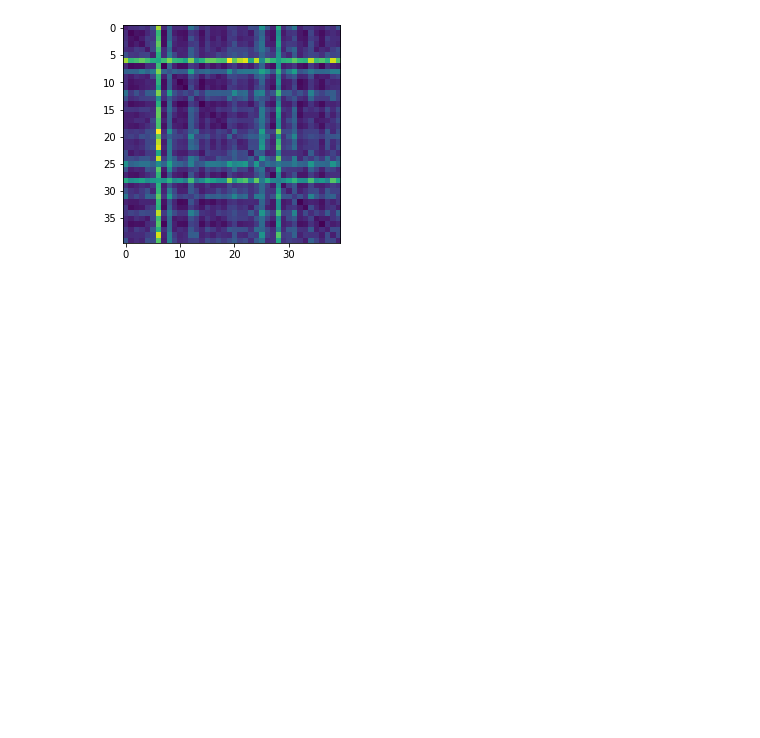
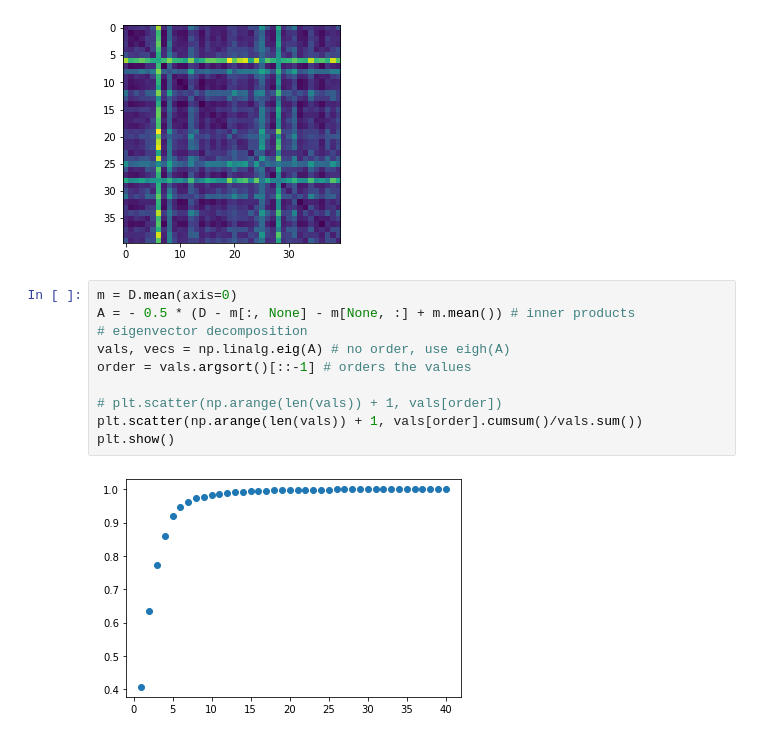
Before and after one commit to mschepers188/MultivariateAnalysis, a Jupyter notebook: DinoMDSTutorial.ipynb, the cells around one changed output. Drawn from its saved outputs; the diff is of its cells as text; blank space fills up the shorter version.

```diff
--- a/DinoMDSTutorial.ipynb
+++ b/DinoMDSTutorial.ipynb
@@ -38,3 +38,15 @@ plt.imshow(D)
 plt.show()
 # %% [output]
 [figure]
+# %%
+m = D.mean(axis=0)
+A = - 0.5 * (D - m[:, None] - m[None, :] + m.mean()) # inner products
+# eigenvector decomposition
+vals, vecs = np.linalg.eig(A) # no order, use eigh(A)
+order = vals.argsort()[::-1] # orders the values
+
+# plt.scatter(np.arange(len(vals)) + 1, vals[order])
+plt.scatter(np.arange(len(vals)) + 1, vals[order].cumsum()/vals.sum())
+plt.show()
+# %% [output]
+[figure, added]
```
